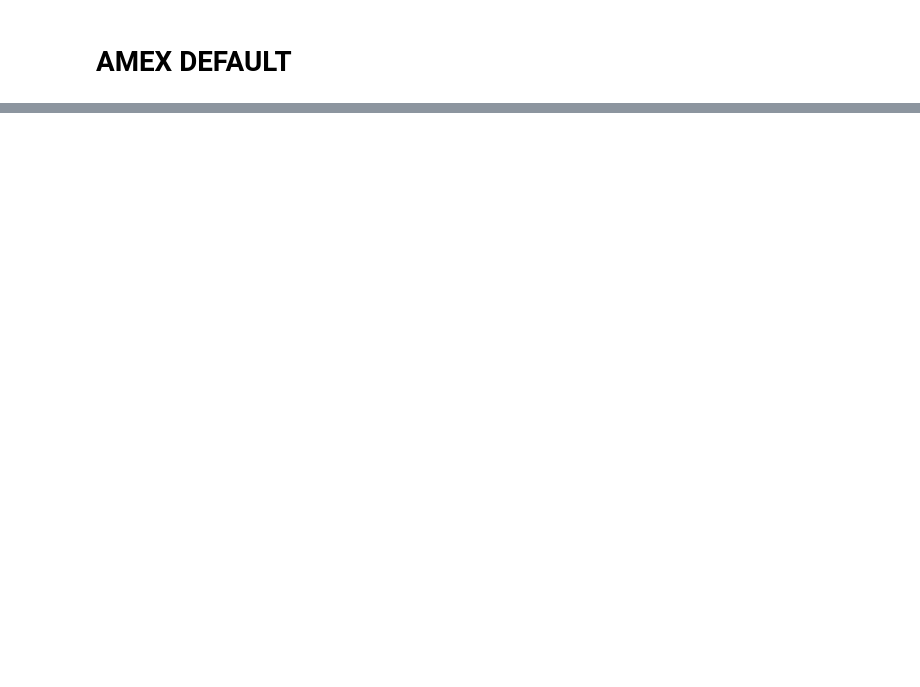
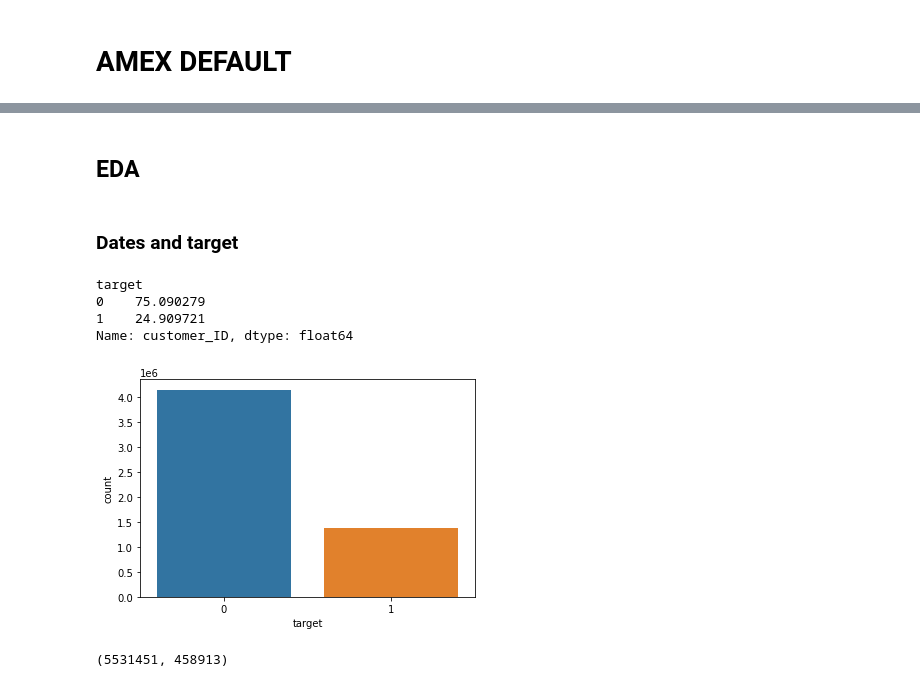
Before and after one commit to bereamanuel/AMEX-default-prediction, a Jupyter notebook: amex-eda.ipynb, the cells around one changed output, grey strips where cells are left out. Drawn from its saved outputs; the diff is of its cells as text; code cells hidden in the pictures; blank space fills up the shorter version.

```diff
--- a/amex-eda.ipynb
+++ b/amex-eda.ipynb
@@ -70,2 +2,0 @@ labels.shape
-# %%
-train = pd.read_csv(".\\data\\train_data.csv")
@@ -226,2 +2,0 @@ Name: customer_ID, dtype: float64
-# %%
-train = labels.merge(df, on = ["customer_ID"], how = "left")
@@ -270,0 +82,20 @@ plt.show()
+# %% [markdown]
+## EDA
+# %% [markdown]
+### Dates and target
+# %%
+train.groupby("target").count()["customer_ID"] *100 / len(train)
+# %% [output]
+target
+0    75.090279
+1    24.909721
+Name: customer_ID, dtype: float64
+# %%
+sns.countplot(train["target"])
+plt.show()
+# %% [output]
+[figure, added]
+# %%
+len(train) , len(train.customer_ID.unique())
+# %% [output]
+(5531451, 458913)
```
Also changed, not shown: parts of 54 cells of this notebook.
